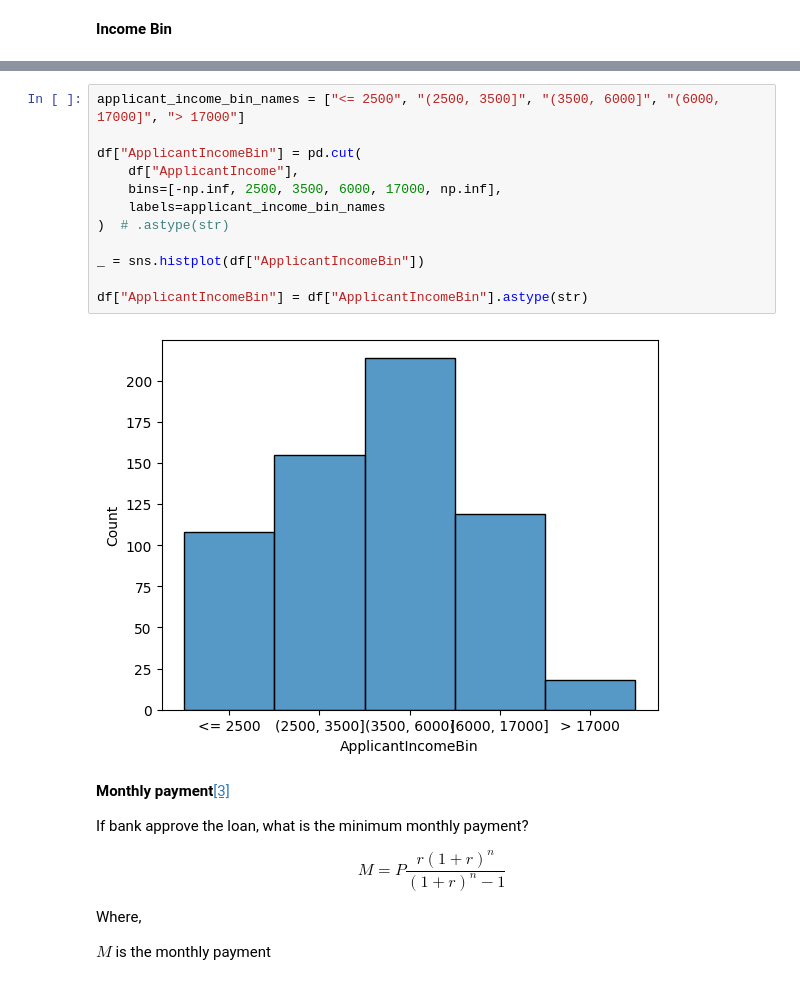
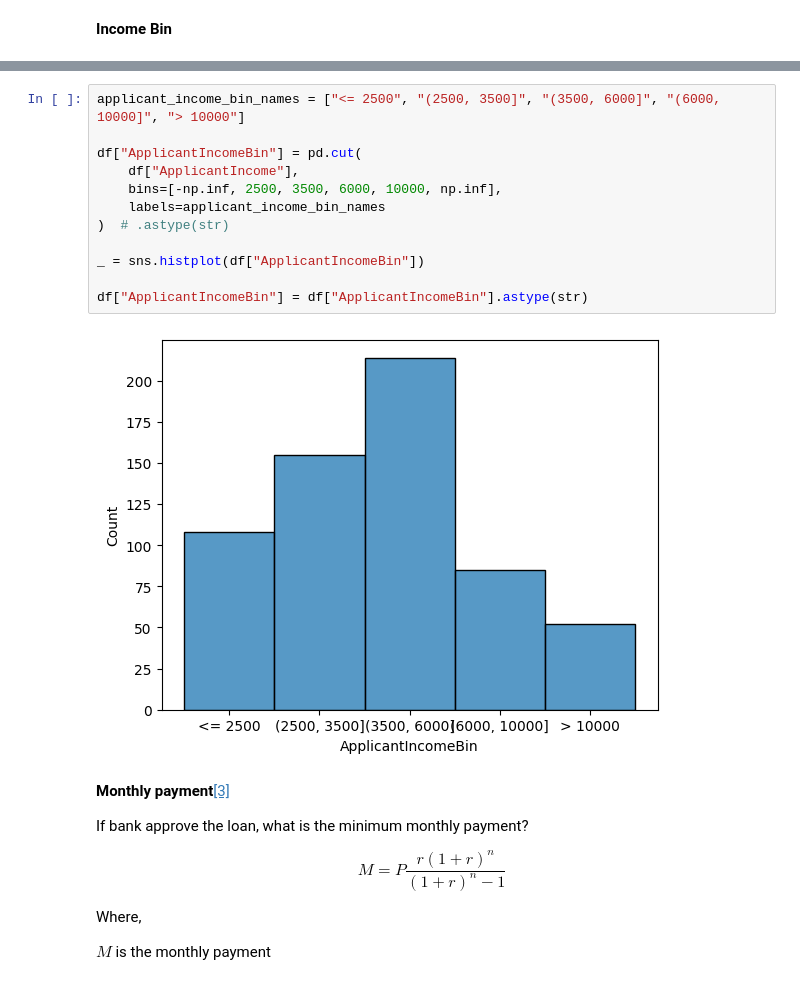
Before and after one commit to nutorbit/uncertainty-modeling, a Jupyter notebook: notebooks/00_conformal_prediction.ipynb, the cells around one changed output, grey strips where cells are left out. Cells and saved outputs as stored; diff of their text form.

```diff
--- a/notebooks/00_conformal_prediction.ipynb
+++ b/notebooks/00_conformal_prediction.ipynb
@@ -57,17 +55,17 @@ df["TotalIncomeBin"] = df["TotalIncomeBin"].astype(str)
 # %%
-applicant_income_bin_names = ["<= 2500", "(2500, 3500]", "(3500, 6000]", "(6000, 17000]", "> 17000"]
+applicant_income_bin_names = ["<= 2500", "(2500, 3500]", "(3500, 6000]", "(6000, 10000]", "> 10000"]
 
 df["ApplicantIncomeBin"] = pd.cut(
     df["ApplicantIncome"],
-    bins=[-np.inf, 2500, 3500, 6000, 17000, np.inf],
+    bins=[-np.inf, 2500, 3500, 6000, 10000, np.inf],
     labels=applicant_income_bin_names
 )  # .astype(str)
 
 _ = sns.histplot(df["ApplicantIncomeBin"])
 
 df["ApplicantIncomeBin"] = df["ApplicantIncomeBin"].astype(str)
 # %% [output]
-[figure, old version]
+[figure, new version]
 # %% [markdown]
 **Monthly payment**[[3]]()
 
```
Also changed, not shown: parts of 18 cells of this notebook.
